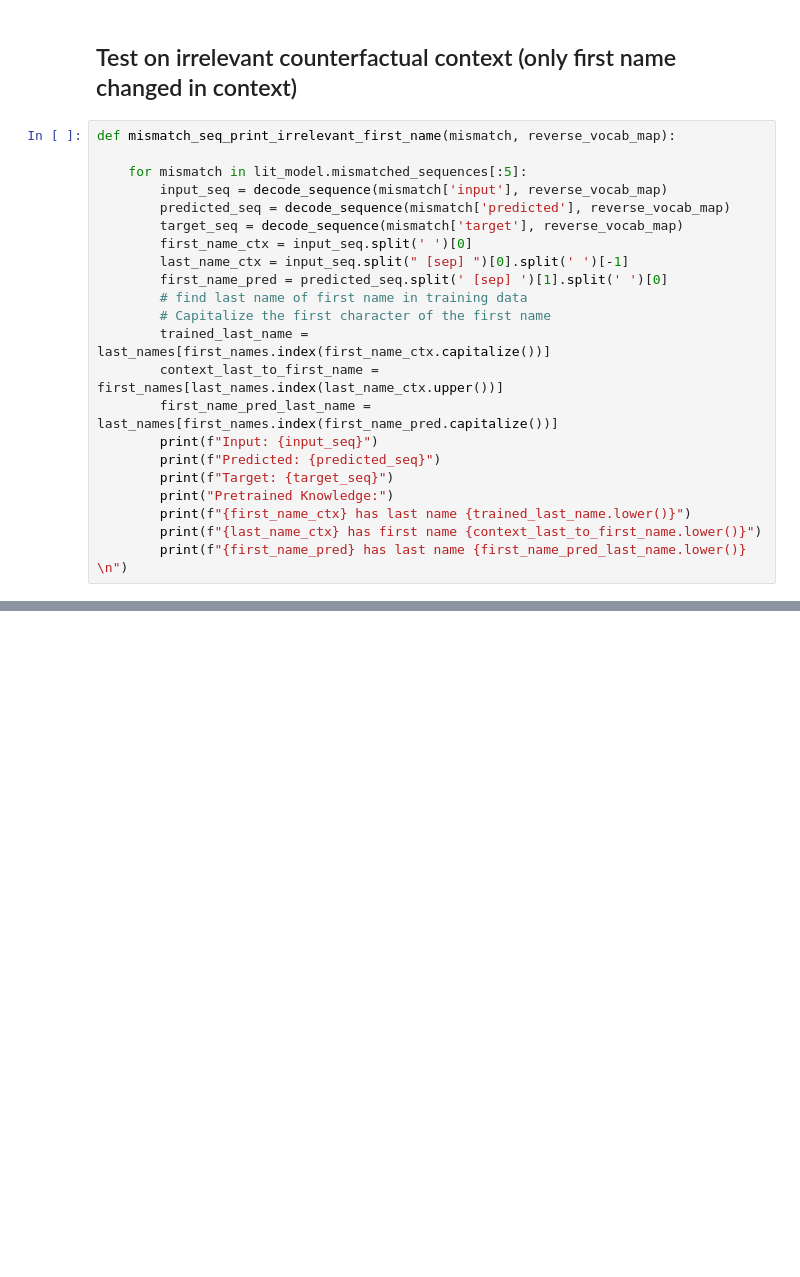
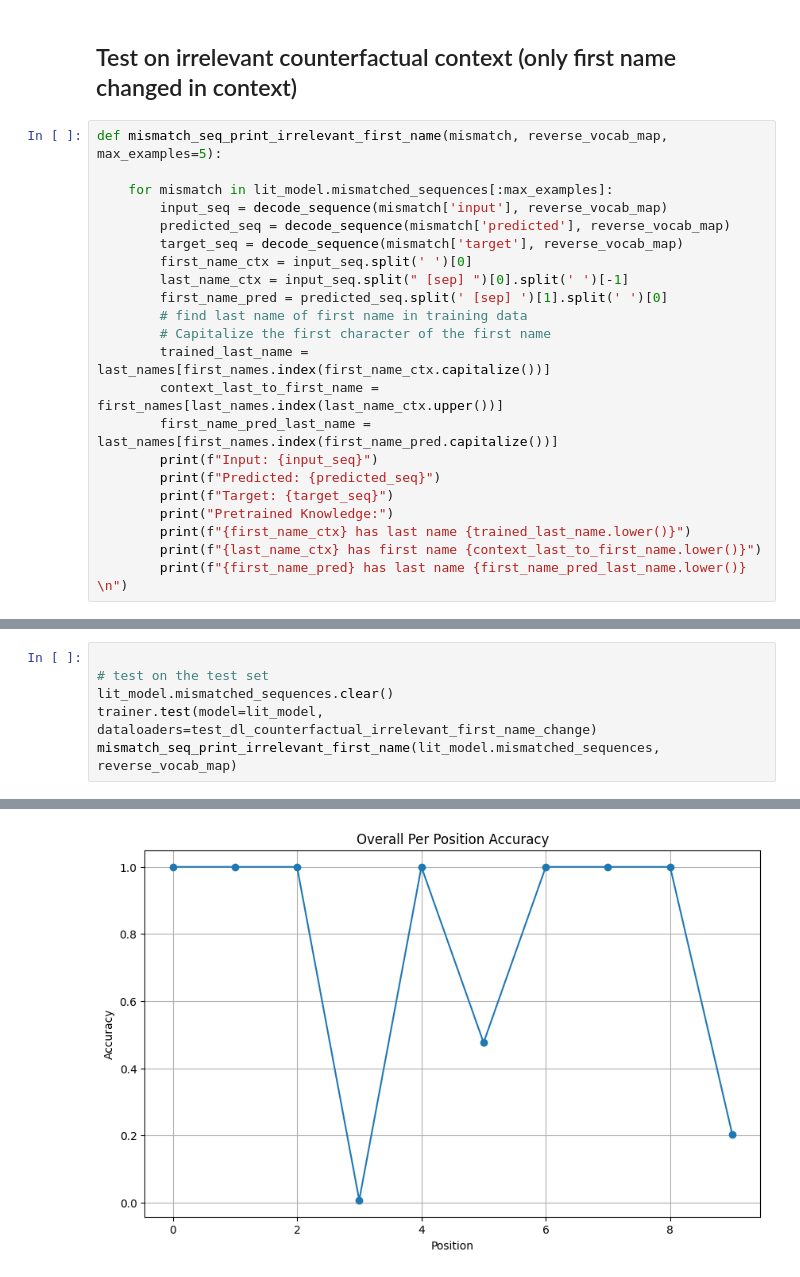
Before and after one commit to katareah/Controllability-and-Robustness, a Jupyter notebook: experiments/name_pair_experiment.ipynb, the cells around one changed output, grey strips where cells are left out. Cells and saved outputs as stored; diff of their text form; blank space fills up the shorter version.

```diff
--- a/experiments/name_pair_experiment.ipynb
+++ b/experiments/name_pair_experiment.ipynb
@@ -515,9 +587,9 @@ AssertionError: Input sequence length 11 exceeds maximum block size 10
 # %% [markdown]
 ## Test on irrelevant counterfactual context (only first name changed in context)
 # %%
-def mismatch_seq_print_irrelevant_first_name(mismatch, reverse_vocab_map):
+def mismatch_seq_print_irrelevant_first_name(mismatch, reverse_vocab_map, max_examples=5):
 
-    for mismatch in lit_model.mismatched_sequences[:5]:
+    for mismatch in lit_model.mismatched_sequences[:max_examples]:
         input_seq = decode_sequence(mismatch['input'], reverse_vocab_map)
         predicted_seq = decode_sequence(mismatch['predicted'], reverse_vocab_map)
         target_seq = decode_sequence(mismatch['target'], reverse_vocab_map)
@@ -587,0 +611,7 @@ abbe has last name hoffpavir
+# %%
+
+# test on the test set
+lit_model.mismatched_sequences.clear()
+trainer.test(model=lit_model, dataloaders=test_dl_counterfactual_irrelevant_first_name_change)
+mismatch_seq_print_irrelevant_first_name(lit_model.mismatched_sequences, reverse_vocab_map)
+# %% [output]
@@ -587,0 +621 @@ abbe has last name hoffpavir
+[figure, added]
```
Also changed, not shown: parts of 12 cells of this notebook.
